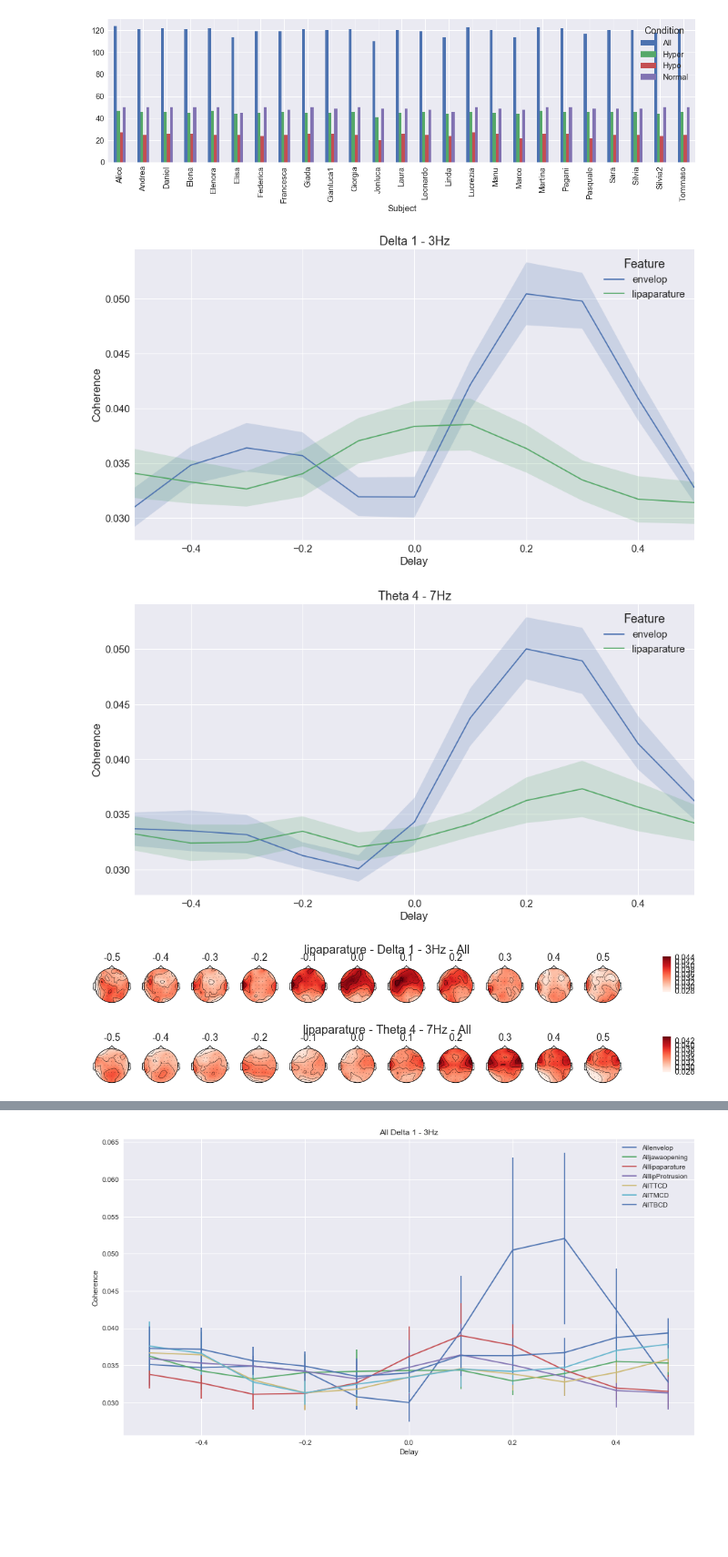
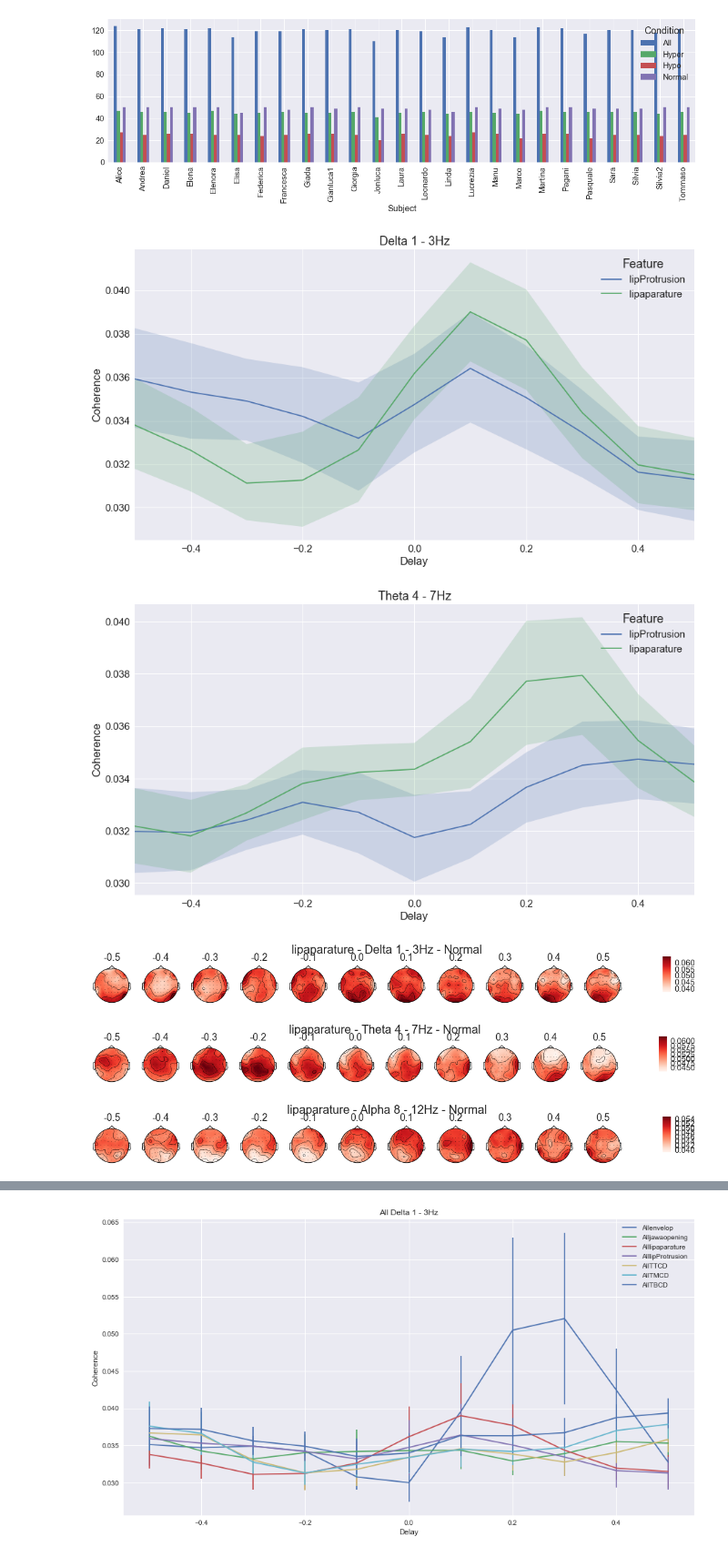
Before and after one commit to sankar-mukherjee/entrainment_python, a Jupyter notebook: coherence_investigate.ipynb, the cells around one changed output, grey strips where cells are left out. Shown: that part at 91% size. Saved outputs shown, nothing was run; the diff lists cells and outputs as text; code cells hidden in the pictures; blank space fills up the shorter version.

```diff
--- a/coherence_investigate.ipynb
+++ b/coherence_investigate.ipynb
@@ -23,7 +23,7 @@ subject_name = ['Alice','Andrea','Daniel','Elena','Elenora','Elisa','Federica','
 # reading the coherence
 # %%
 trial_len = 2
-remove_first = 0 #seconds
+remove_first = 0.5 #seconds
 
 save_path = data_path + '/data/coherence'
 
@@ -73,7 +73,7 @@ freq_band = ['Delta 1 - 3Hz','Theta 4 - 7Hz','Alpha 8 - 12Hz','Beta 13 - 25Hz','
 freq_band = ['Delta 1 - 3Hz','Theta 4 - 7Hz']
 
 extra_channels = ['envelop','jawaopening','lipaparature','lipProtrusion','TTCD','TMCD','TBCD']
-extra_channels = ['envelop','lipaparature']
+extra_channels = ['lipProtrusion','lipaparature']
 
 condition = ['Hyper','Normal','Hypo','All']
 condition = ['All']
@@ -89,8 +89,8 @@ for f in freq_band:
     b=sns.tsplot(data=a, time="Delay", unit="Subject",condition="Feature", value="Coherence",ax=axes)
     b=b.set_title(f)
 # %% [output]
-[figure, old version]
+[figure, new version]
-[figure, old version]
+[figure, new version]
 # %%
 def get_coherence_value_delay(data,name,subject_name,delay,condition):
     D = []
@@ -167,22 +167,23 @@ def plot_coherence_preprocess_delay(x,name,condition,delay,info):
 # %%
 freq_band = ['Delta 1 - 3Hz','Theta 4 - 7Hz','Alpha 8 - 12Hz','Beta 13 - 25Hz','Gamma 30 - 40Hz']
-freq_band = ['Delta 1 - 3Hz','Theta 4 - 7Hz']
+freq_band = ['Delta 1 - 3Hz','Theta 4 - 7Hz','Alpha 8 - 12Hz']
 
 extra_channels = ['envelop','jawaopening','lipaparature','lipProtrusion','TTCD','TMCD','TBCD']
 extra_channels = ['lipaparature']
 
 condition = ['Hyper','Normal','Hypo','All']
-condition = ['All']
+condition = ['Normal']
 delay = np.arange(-5,6) / 10
 
 for f in freq_band:
     A = []
     for feat in extra_channels:
         name = (feat,f)
         for d in delay:
             a = get_coherence_value(data,name,subject_name,d,condition)
             A.append(a)
     plot_coherence_preprocess_delay(A,name,condition,delay,info)
 # %% [output]
-[figure, old version]
+[figure, new version]
-[figure, old version]
+[figure, new version]
+[figure, added]
```
Also changed, not shown: parts of 5 cells of this notebook, 2 other files.
